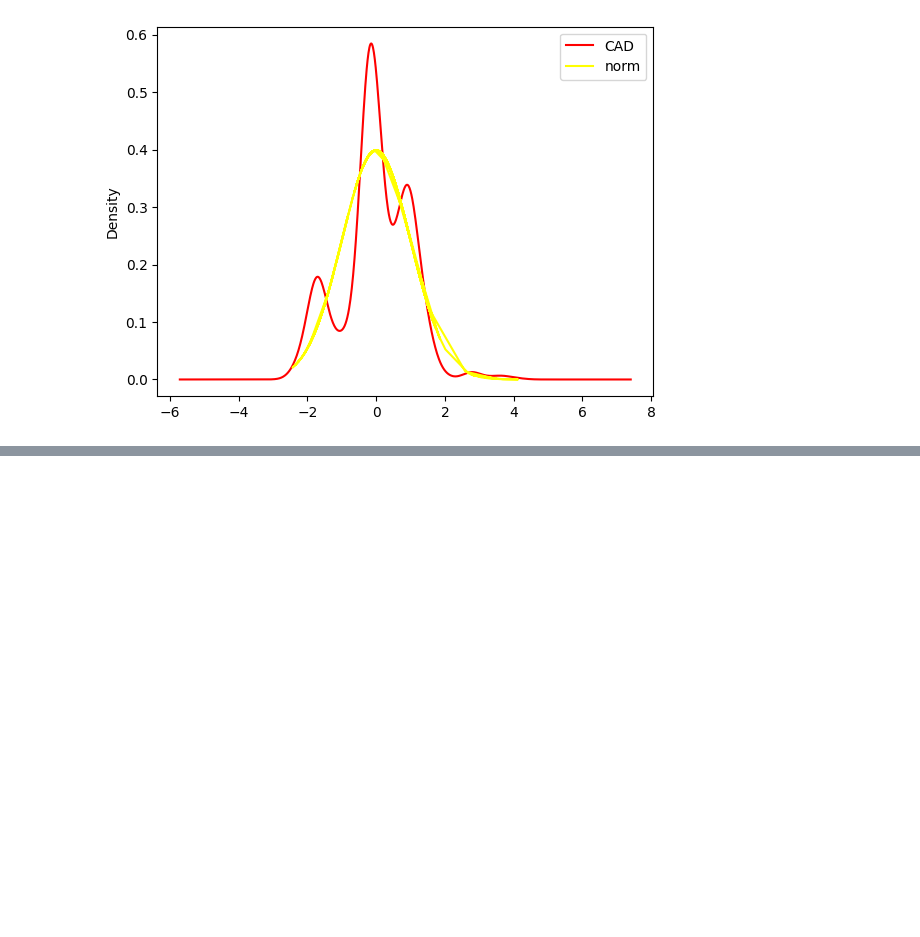
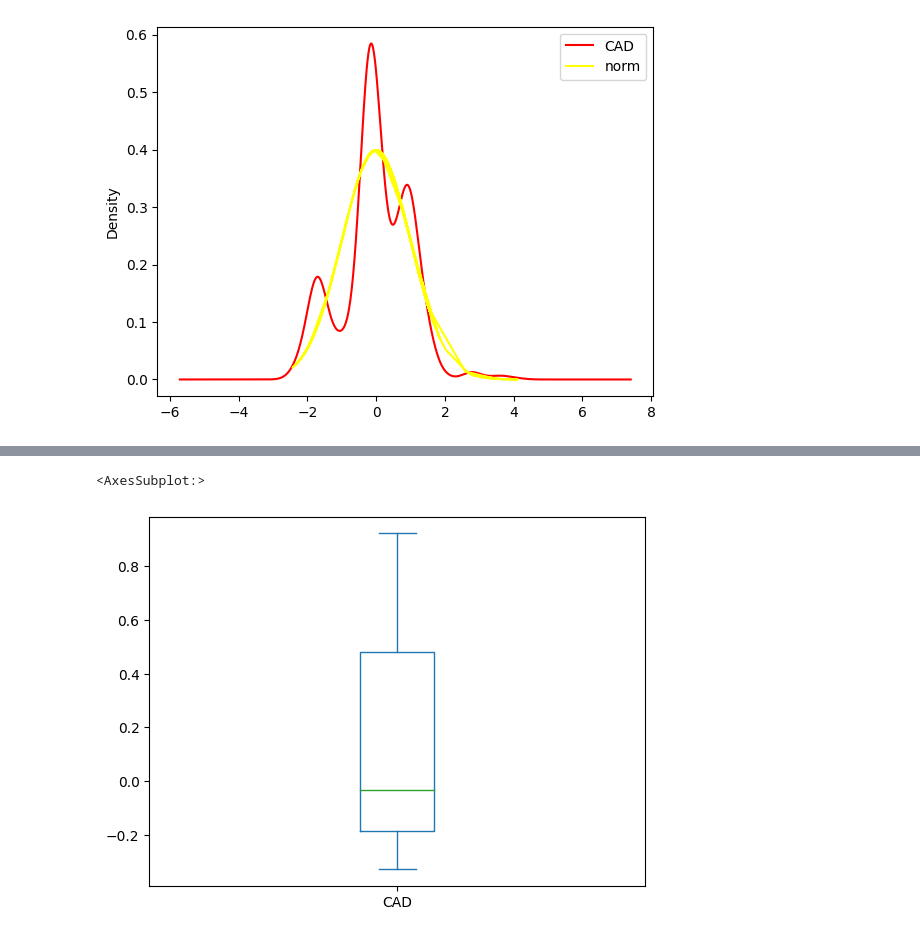
Before and after one commit to mmonastyrskiy/7_sem, a Jupyter notebook: ML/lab/lab2/Lab2.ipynb, the cells around one changed output, grey strips where cells are left out. Drawn from its saved outputs; the diff is of its cells as text; code cells hidden in the pictures; blank space fills up the shorter version.

```diff
--- a/ML/lab/lab2/Lab2.ipynb
+++ b/ML/lab/lab2/Lab2.ipynb
@@ -147,0 +152,10 @@ plt.legend()
+# %%
+x = df[df["CAD"] > df["CAD"].quantile(0.25)]
+cad_filtered = x[x["CAD"] < x["CAD"].quantile(0.75)]
+
+
+y = df[df["USD"] > df["USD"].quantile(0.25)]
+usd_filtered = y[y["USD"] < y["USD"].quantile(0.75)]
+
+z = df[df["EUR"] > df["EUR"].quantile(0.25)]
+eur_filtered = z[z["EUR"] < z["EUR"].quantile(0.75)]
@@ -147,0 +174,5 @@ plt.legend()
+# %%
+cad_filtered["CAD"].plot.box()
+# %% [output]
+<AxesSubplot:>
+[figure, added]
```
Also changed, not shown: parts of 6 cells of this notebook.
